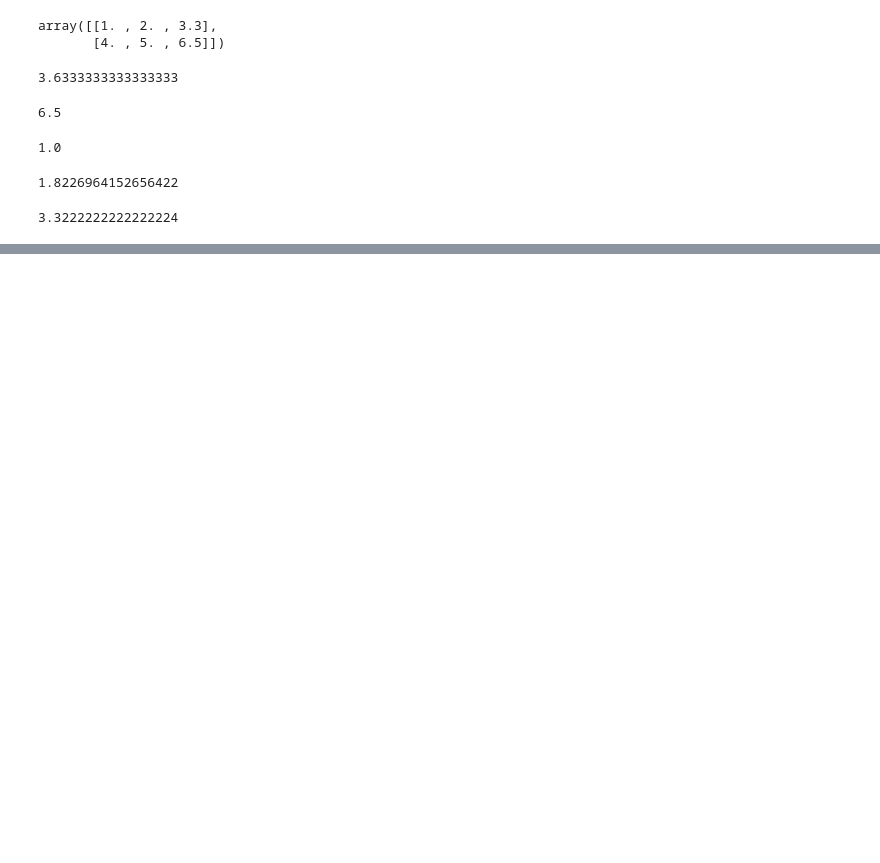
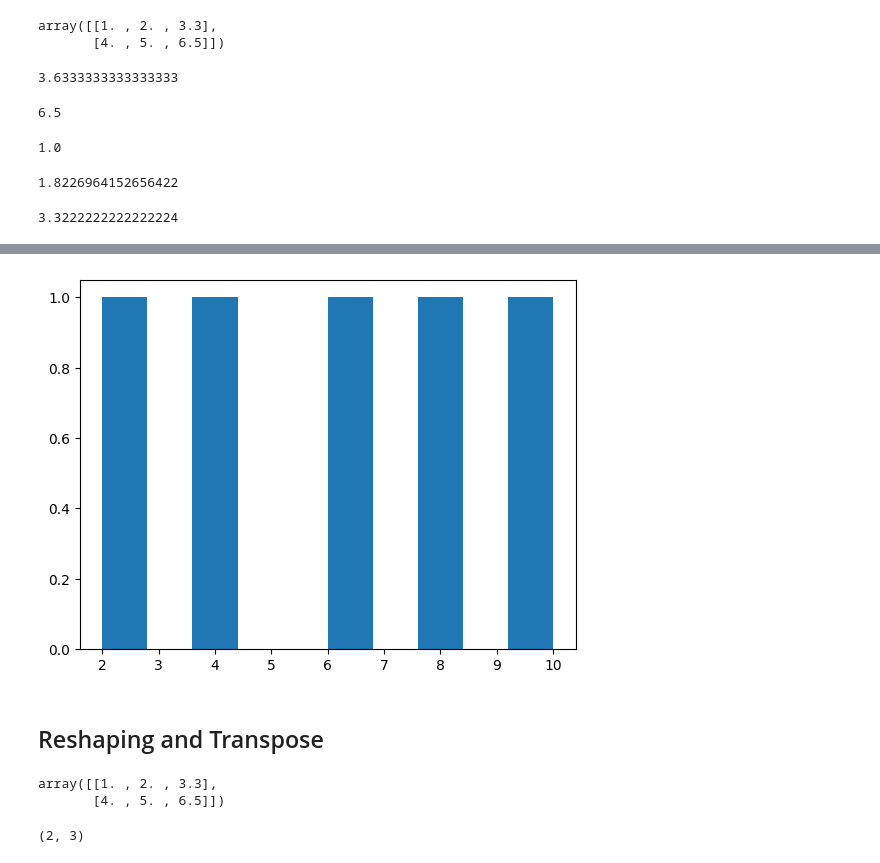
Before and after one commit to MelihKlc/Deep-Learning, a Jupyter notebook: NumPy.ipynb, the cells around one changed output, grey strips where cells are left out. Cells and saved outputs as stored; diff of their text form; code cells hidden in the pictures; blank space fills up the shorter version.

```diff
--- a/NumPy.ipynb
+++ b/NumPy.ipynb
@@ -427,0 +463,16 @@ np.var(a2) # Variance = Measure of the average degree to which each number is di
+# %%
+plt.hist(low_var_array)
+plt.show();
+# %% [output]
+[figure, added]
+# %% [markdown]
+## Reshaping and Transpose
+# %%
+a2
+# %% [output]
+array([[1. , 2. , 3.3],
+       [4. , 5. , 6.5]])
+# %%
+a2.shape
+# %% [output]
+(2, 3)
```
Also changed, not shown: parts of 36 cells of this notebook.
